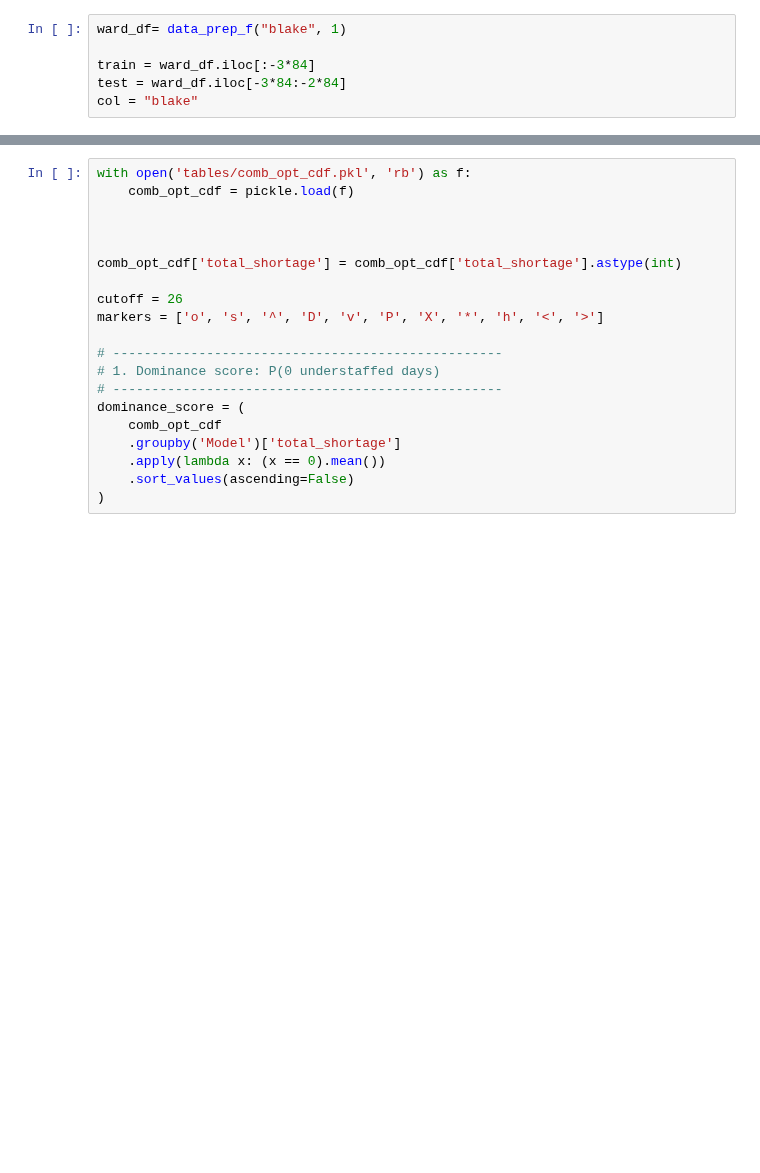
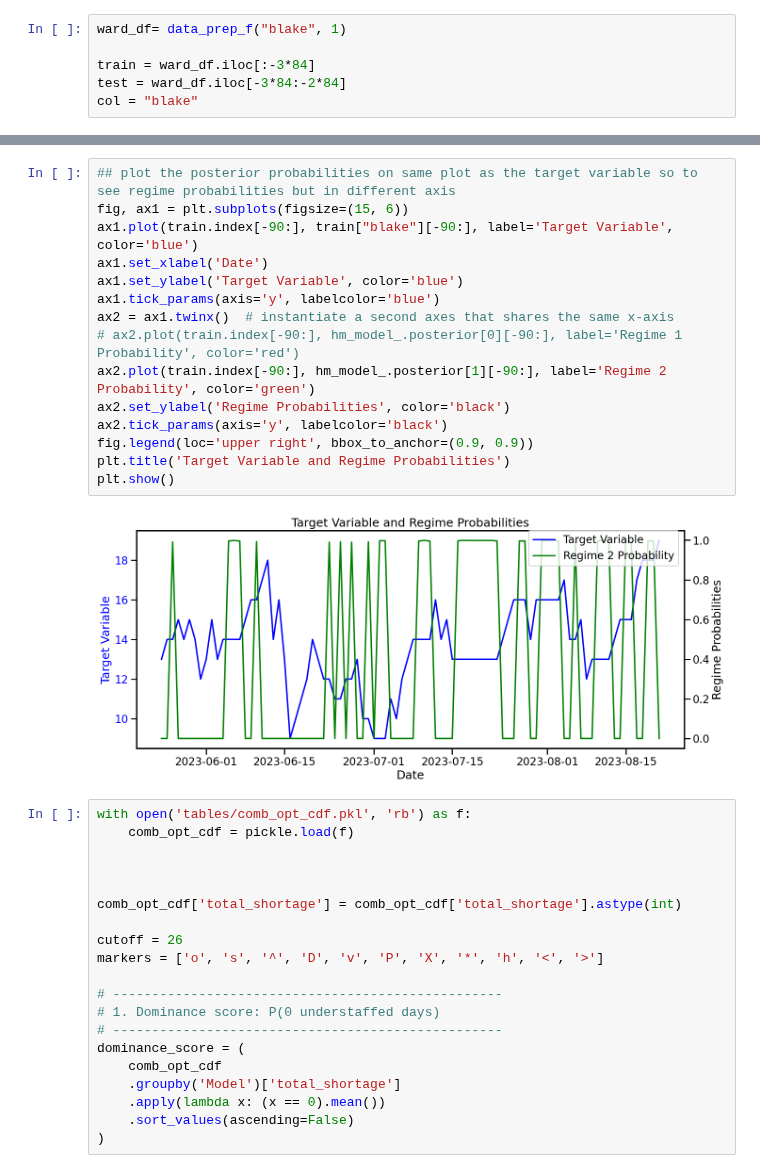
Before and after one commit to mustafaslanCoto/mustafaslanCoto.github.io, a Jupyter notebook: talks/ifors/example.ipynb, the cells around one changed output, grey strips where cells are left out. Drawn from its saved outputs; the diff is of its cells as text; blank space fills up the shorter version.

```diff
--- a/talks/ifors/example.ipynb
+++ b/talks/ifors/example.ipynb
@@ -92,3 +236,20 @@ np.float64(360.66690918204046)
+# %%
+## plot the posterior probabilities on same plot as the target variable so to see regime probabilities but in different axis
+fig, ax1 = plt.subplots(figsize=(15, 6))
+ax1.plot(train.index[-90:], train["blake"][-90:], label='Target Variable', color='blue')
+ax1.set_xlabel('Date')
+ax1.set_ylabel('Target Variable', color='blue')
+ax1.tick_params(axis='y', labelcolor='blue')
+ax2 = ax1.twinx()  # instantiate a second axes that shares the same x-axis
+# ax2.plot(train.index[-90:], hm_model_.posterior[0][-90:], label='Regime 1 Probability', color='red')
+ax2.plot(train.index[-90:], hm_model_.posterior[1][-90:], label='Regime 2 Probability', color='green')
+ax2.set_ylabel('Regime Probabilities', color='black')
+ax2.tick_params(axis='y', labelcolor='black')
+fig.legend(loc='upper right', bbox_to_anchor=(0.9, 0.9))
+plt.title('Target Variable and Regime Probabilities')
+plt.show()
+# %% [output]
+[figure, added]
 # %%
 with open('tables/comb_opt_cdf.pkl', 'rb') as f:
     comb_opt_cdf = pickle.load(f)
```
Also changed, not shown: parts of 10 cells of this notebook, 38 other files.
